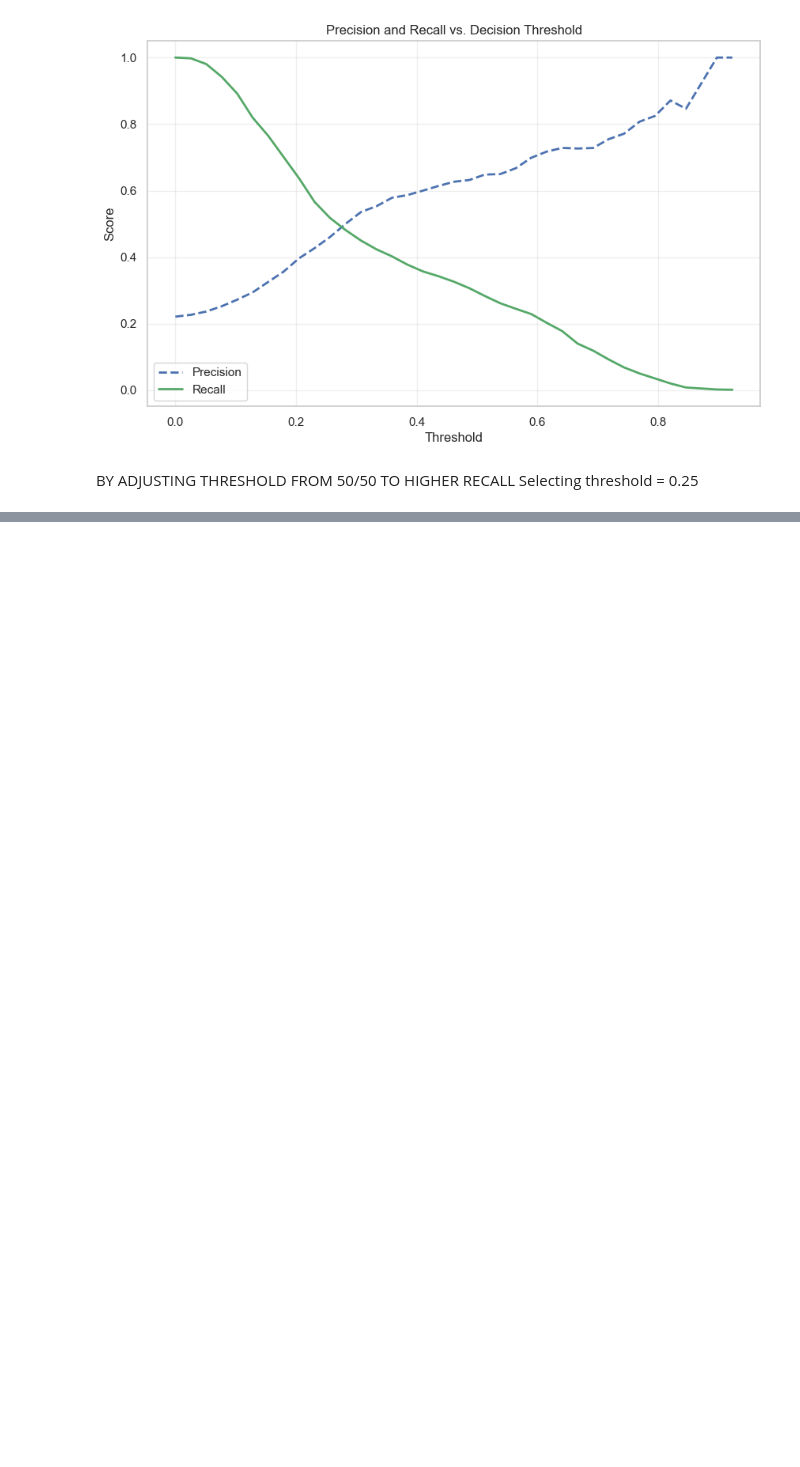
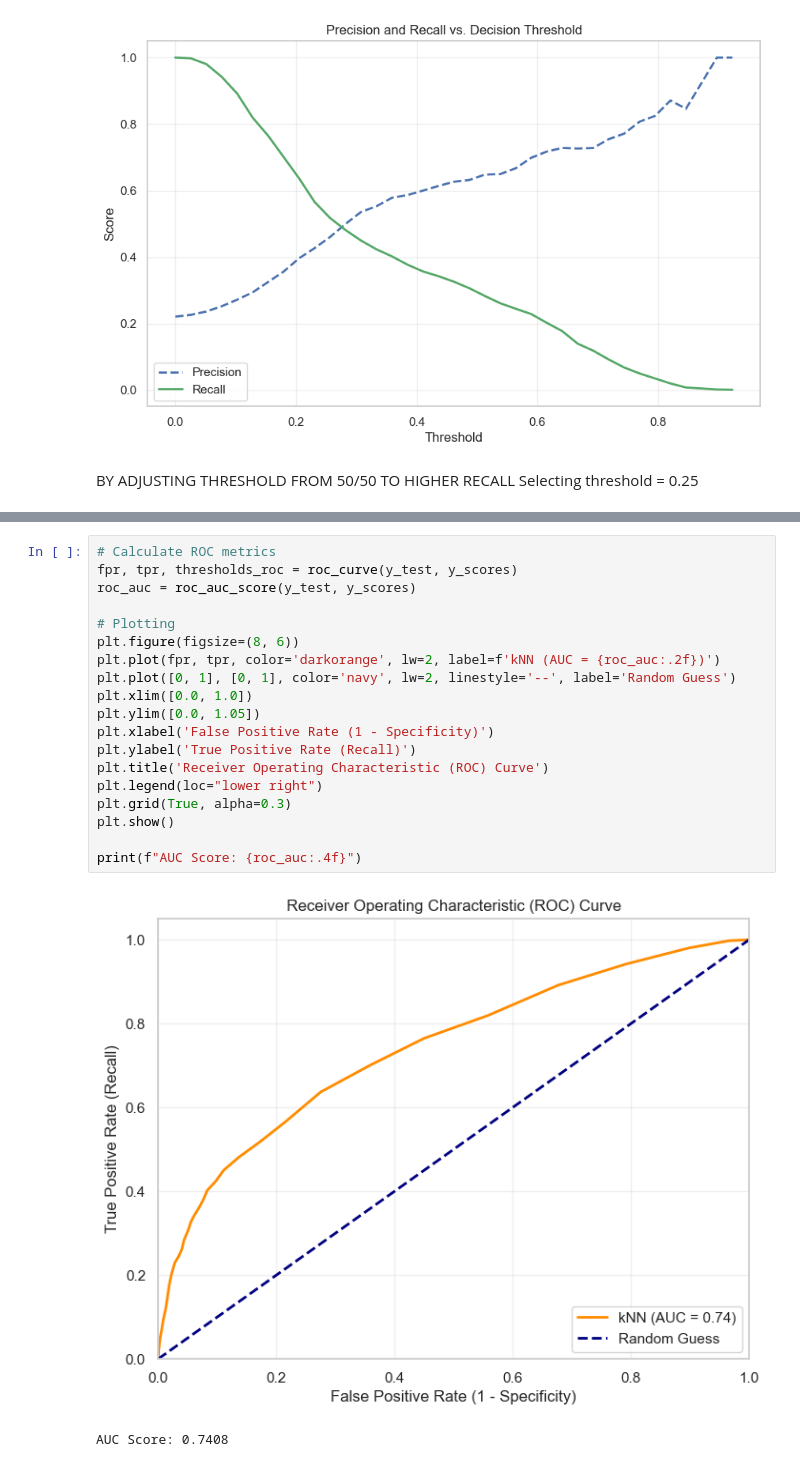
Before and after one commit to Malak23272/MLproject, a Jupyter notebook: defualtcreditcard (1).ipynb, the cells around one changed output, grey strips where cells are left out. Drawn from its saved outputs; the diff is of its cells as text; blank space fills up the shorter version.

```diff
--- a/defualtcreditcard (1).ipynb
+++ b/defualtcreditcard (1).ipynb
@@ -436,0 +466,22 @@ y_pred_custom = (y_scores >= custom_threshold).astype(int)
+# %%
+# Calculate ROC metrics
+fpr, tpr, thresholds_roc = roc_curve(y_test, y_scores)
+roc_auc = roc_auc_score(y_test, y_scores)
+
+# Plotting
+plt.figure(figsize=(8, 6))
+plt.plot(fpr, tpr, color='darkorange', lw=2, label=f'kNN (AUC = {roc_auc:.2f})')
+plt.plot([0, 1], [0, 1], color='navy', lw=2, linestyle='--', label='Random Guess')
+plt.xlim([0.0, 1.0])
+plt.ylim([0.0, 1.05])
+plt.xlabel('False Positive Rate (1 - Specificity)')
+plt.ylabel('True Positive Rate (Recall)')
+plt.title('Receiver Operating Characteristic (ROC) Curve')
+plt.legend(loc="lower right")
+plt.grid(True, alpha=0.3)
+plt.show()
+
+print(f"AUC Score: {roc_auc:.4f}")
+# %% [output]
+[figure, added]
+AUC Score: 0.7408
```
Also changed, not shown: parts of 5 cells of this notebook.
